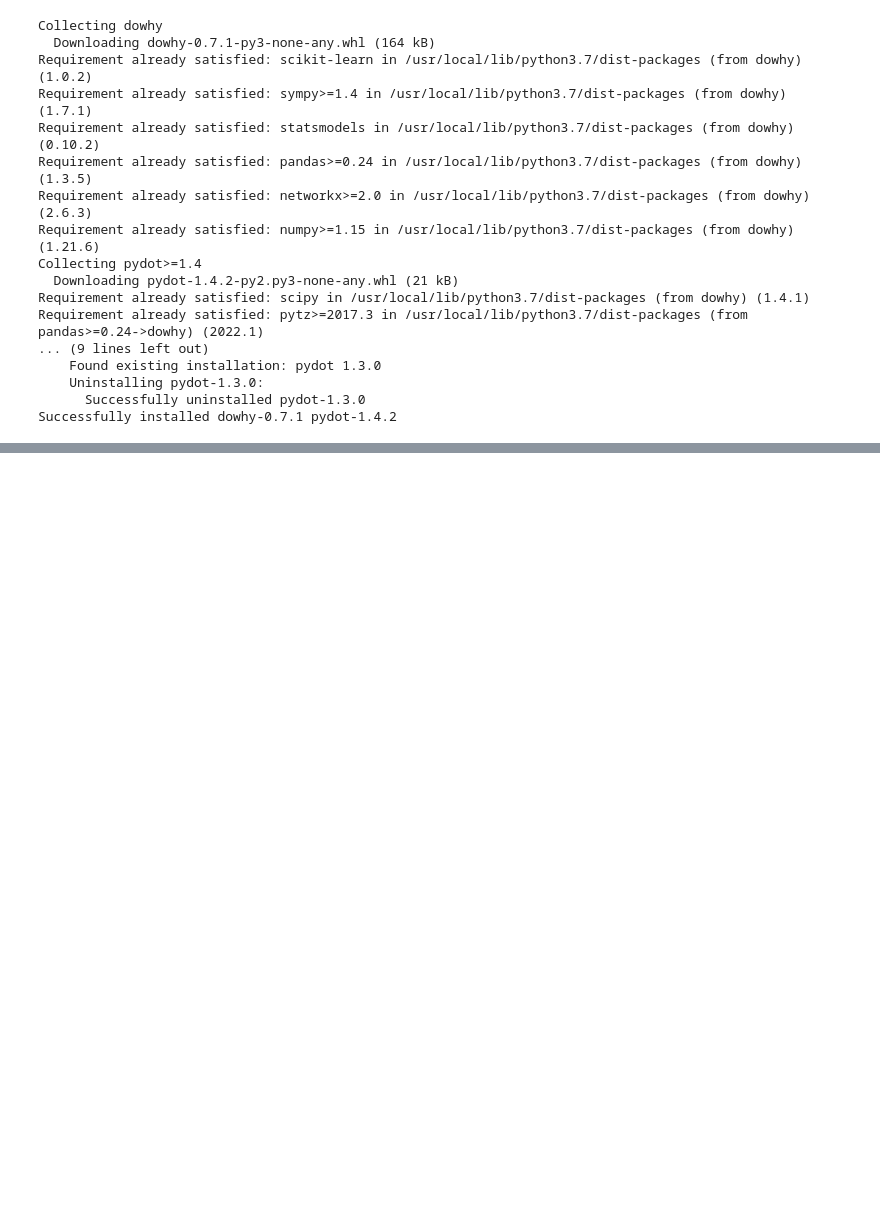
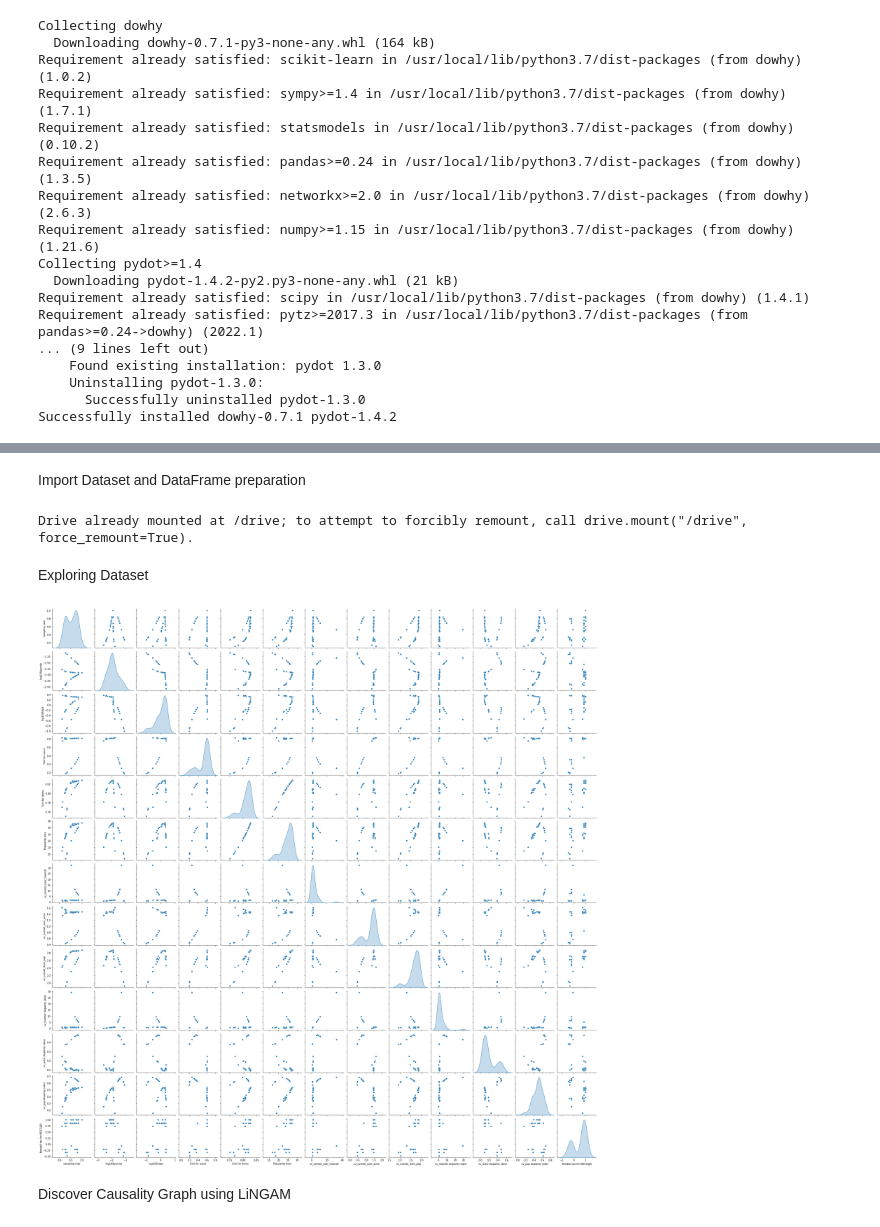
Before and after one commit to GianvitoC/Causal_Fairness, a Jupyter notebook: CausalDiscoveryRecSys.ipynb, the cells around one changed output, grey strips where cells are left out. Cells and saved outputs as stored; diff of their text form; code cells hidden in the pictures; blank space fills up the shorter version.

```diff
--- a/CausalDiscoveryRecSys.ipynb
+++ b/CausalDiscoveryRecSys.ipynb
@@ -41,0 +108,43 @@ Successfully installed lingam-1.5.5
+# %% [markdown]
+Import Dataset and DataFrame preparation
+# %%
+from google.colab import drive
+drive.mount('/drive')
+# %% [output]
+Drive already mounted at /drive; to attempt to forcibly remount, call drive.mount("/drive", force_remount=True).
+# %%
+df = pd.read_csv('/drive/My Drive/Colab Notebooks/datasets_causal_Netflix_small.csv')
+df.dropna(inplace=True)
+df.drop(['Unnamed: 0',
+         'sampling_strategy_num',
+         'Kendall significance NDCG@5',
+         'Spearman rho for NDCG@5',
+         'Spearman significance NDCG@5',
+         'Kendall tau for Recall@50',
+         'Kendall significance Recall@50',
+         'Spearman rho for Recall@50',
+         'Spearman significance Recall@50'
+         ], axis=1, inplace=True)
+# %% [markdown]
+Exploring Dataset
+# %%
+sns.pairplot(df[[
+    'sampling rate',
+    'log10Sparsity',
+    'log10Shape',
+    'Gini for users',
+    'Gini for items',
+    'Popularity bias',
+    'cv_overall_user_mainstr',
+    'cv_overall_user_activ',
+    'cv_overall_item_pop',
+    'cv_mainstr disparity (abs)',
+    'cv_activ disparity (abs)',
+    'cv_pop disparity (abs)',
+    'Kendall tau for NDCG@5'
+    ]], diag_kind='kde')
+plt.savefig('/drive/My Drive/Colab Notebooks/dataset.png')
+# %% [output]
+[figure, added]
+# %% [markdown]
+Discover Causality Graph using LiNGAM
```
Also changed, not shown: parts of 23 cells of this notebook.
